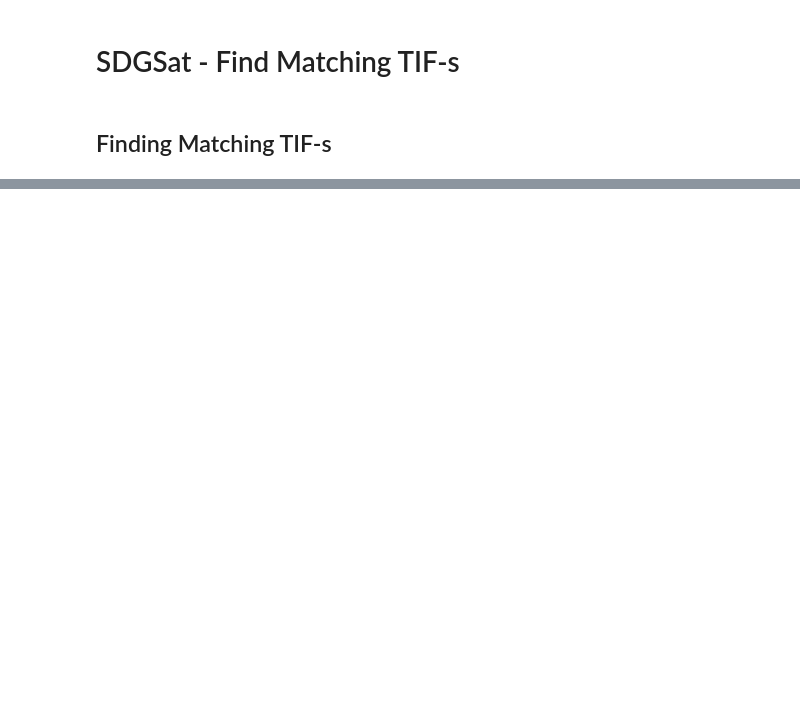
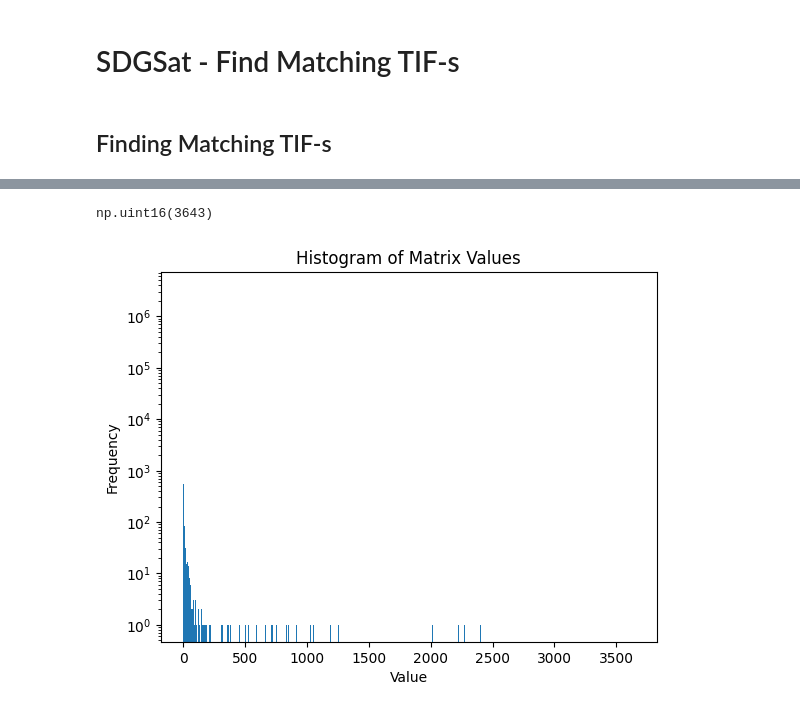
Before and after one commit to jankokla/conflict-monitoring-ntl, a Jupyter notebook: notebooks/sdgsat.ipynb, the cells around one changed output, grey strips where cells are left out. Drawn from its saved outputs; the diff is of its cells as text; code cells hidden in the pictures; blank space fills up the shorter version.

```diff
--- a/notebooks/sdgsat.ipynb
+++ b/notebooks/sdgsat.ipynb
@@ -50,2 +56,19 @@ plot_xarray_time_comparison(sdgsat_df, "HDR")
 # %%
 sdgsat_patch = sdgsat_df["HDR"][0].to_numpy()
+# %%
+sdgsat_patch.max()
+# %% [output]
+np.uint16(3643)
+# %%
+import numpy as np
+import matplotlib.pyplot as plt
+
+# Assuming matrix is your 2D NumPy array
+plt.hist(sdgsat_patch.ravel(), bins='auto')
+plt.xlabel('Value')
+plt.ylabel('Frequency')
+plt.yscale('log')
+plt.title('Histogram of Matrix Values')
+plt.show()
+# %% [output]
+[figure, added]
```
Also changed, not shown: parts of 10 cells of this notebook, 50 other files.
